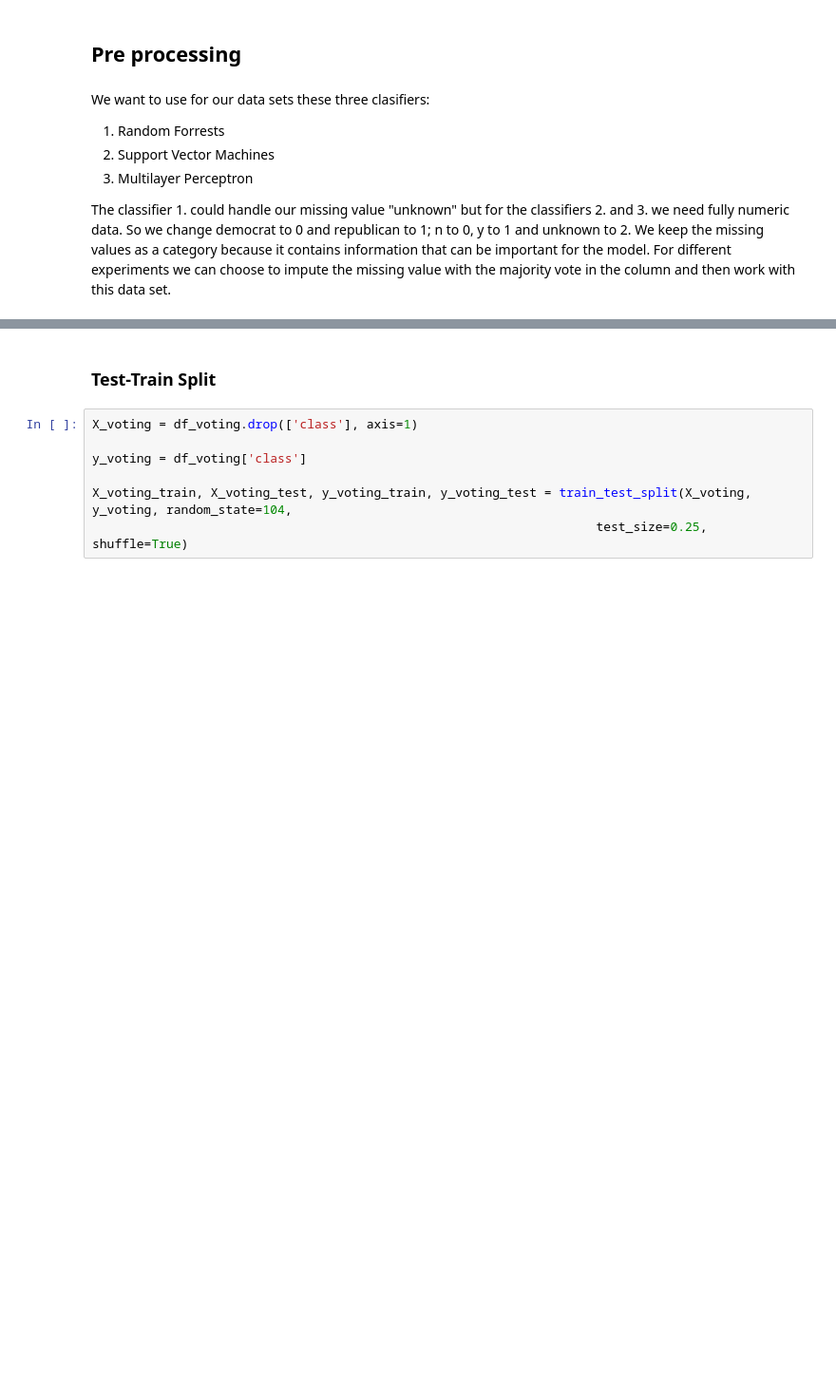
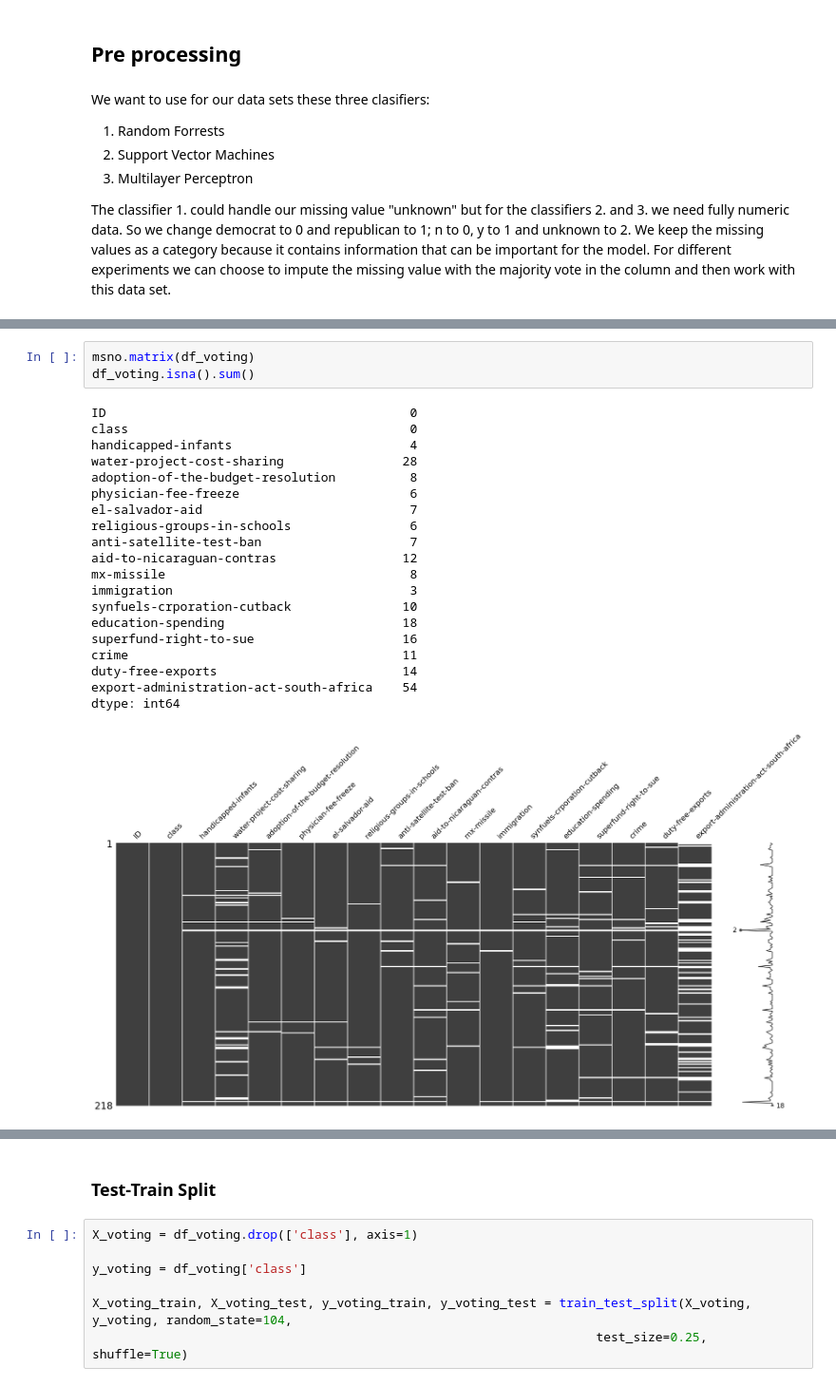
Before and after one commit to claraelisabeth/MachineLearning, a Jupyter notebook: congressional_voting.ipynb, the cells around one changed output, grey strips where cells are left out. Shown at 95% size. Cells and saved outputs as stored; diff of their text form; blank space fills up the shorter version.

```diff
--- a/congressional_voting.ipynb
+++ b/congressional_voting.ipynb
@@ -172,0 +180,24 @@ display(df_voting)
+# %%
+msno.matrix(df_voting)
+df_voting.isna().sum()
+# %% [output]
+ID                                         0
+class                                      0
+handicapped-infants                        4
+water-project-cost-sharing                28
+adoption-of-the-budget-resolution          8
+physician-fee-freeze                       6
+el-salvador-aid                            7
+religious-groups-in-schools                6
+anti-satellite-test-ban                    7
+aid-to-nicaraguan-contras                 12
+mx-missile                                 8
+immigration                                3
+synfuels-crporation-cutback               10
+education-spending                        18
+superfund-right-to-sue                    16
+crime                                     11
+duty-free-exports                         14
+export-administration-act-south-africa    54
+dtype: int64
+[figure, added]
```
Also changed, not shown: parts of 7 cells of this notebook, 5 other files.
